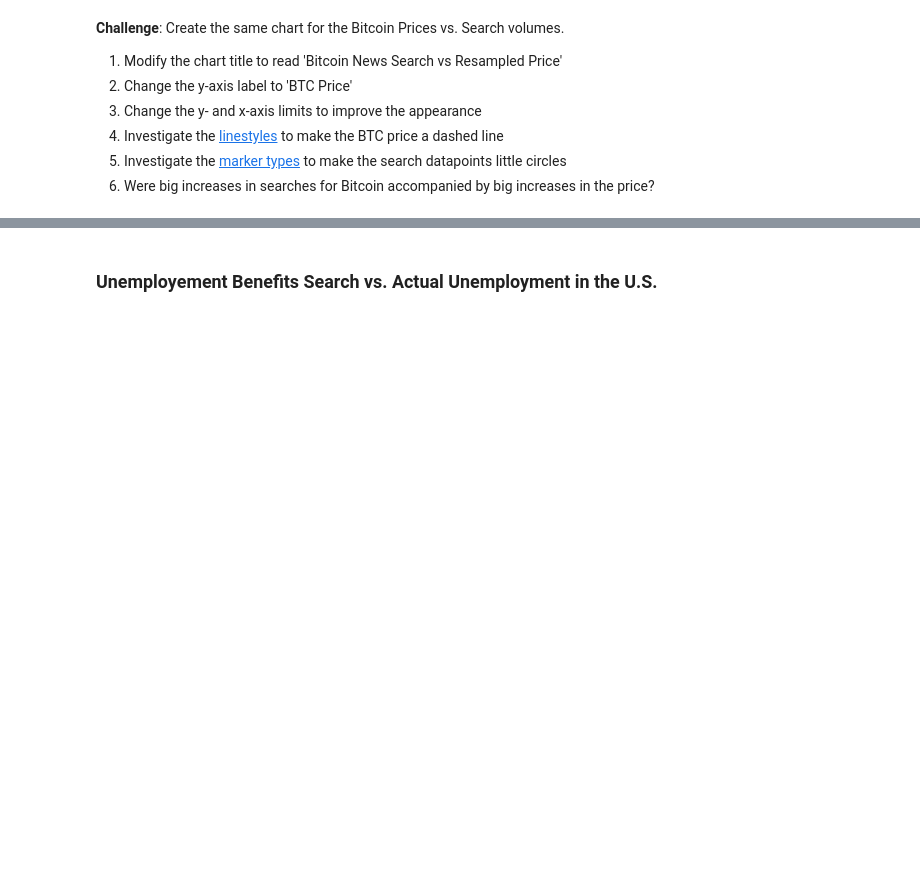
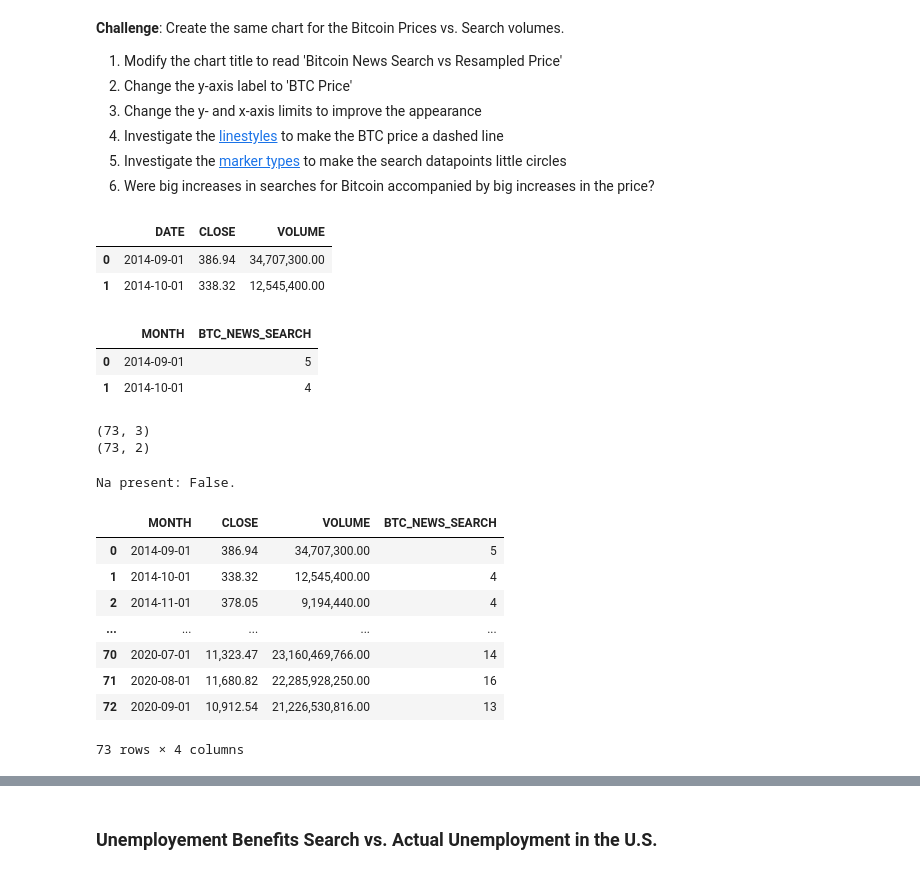
Before and after one commit to 22skowron/Data-manipulation-practice, a Jupyter notebook: Google Trends and Data Visualisation (start).ipynb, the cells around one changed output, grey strips where cells are left out. Saved outputs shown, nothing was run; the diff lists cells and outputs as text; code cells hidden in the pictures; blank space fills up the shorter version.

```diff
--- a/Google Trends and Data Visualisation (start).ipynb
+++ b/Google Trends and Data Visualisation (start).ipynb
@@ -164,2 +188,9 @@ print(f'Number of missing values: ')
 # %% [markdown]
 **Challenge**: Remove any missing values that you found.
+# %%
+btc_price_df.dropna(
+    axis=0,
+    inplace=True
+)
+
+btc_price_df[2147:2149]
@@ -167,3 +202,6 @@ print(f'Number of missing values: ')
 ### Convert Strings to DateTime Objects
 # %% [markdown]
 **Challenge**: Check the data type of the entries in the DataFrame MONTH or DATE columns. Convert any strings in to Datetime objects. Do this for all 4 DataFrames. Double check if your type conversion was successful.
+# %%
+btc_price_df['DATE'] = pd.to_datetime(btc_price_df['DATE'])
+btc_price_df.dtypes
@@ -210,3 +324,42 @@ How to add tick formatting for dates on the x-axis.
 4. Investigate the [linestyles](https://matplotlib.org/3.2.1/api/_as_gen/matplotlib.pyplot.plot.html ) to make the BTC price a dashed line <br>
 5. Investigate the [marker types](https://matplotlib.org/3.2.1/api/markers_api.html) to make the search datapoints little circles <br>
 6. Were big increases in searches for Bitcoin accompanied by big increases in the price?
+# %%
+btc_price_df_monthly.head(2)
+# %% [output]
+|  | DATE | CLOSE | VOLUME |
+| 0 | 2014-09-01 | 386.94 | 34,707,300.00 |
+| 1 | 2014-10-01 | 338.32 | 12,545,400.00 |
+# %%
+btc_search_df.head(2)
+# %% [output]
+|  | MONTH | BTC_NEWS_SEARCH |
+| 0 | 2014-09-01 | 5 |
+| 1 | 2014-10-01 | 4 |
+# %%
+print(btc_price_df_monthly.shape)
+print(btc_search_df.shape)
+# %% [output]
+(73, 3)
+(73, 2)
+# %%
+full_btc_df = pd.merge(
+    btc_price_df_monthly,
+    btc_search_df,
+    on='MONTH',
+    how='inner'
+)
+
+print(f'\nNa present: {full_btc_df.isna().any(axis=None)}.\n')
+full_btc_df
+# %% [output]
+Na present: False.
+|  | MONTH | CLOSE | VOLUME | BTC_NEWS_SEARCH |
+| 0 | 2014-09-01 | 386.94 | 34,707,300.00 | 5 |
+| 1 | 2014-10-01 | 338.32 | 12,545,400.00 | 4 |
+| 2 | 2014-11-01 | 378.05 | 9,194,440.00 | 4 |
+| ... | ... | ... | ... | ... |
+| 70 | 2020-07-01 | 11,323.47 | 23,160,469,766.00 | 14 |
+| 71 | 2020-08-01 | 11,680.82 | 22,285,928,250.00 | 16 |
+| 72 | 2020-09-01 | 10,912.54 | 21,226,530,816.00 | 13 |
+73 rows × 4 columns
```
Also changed, not shown: parts of 17 cells of this notebook.
